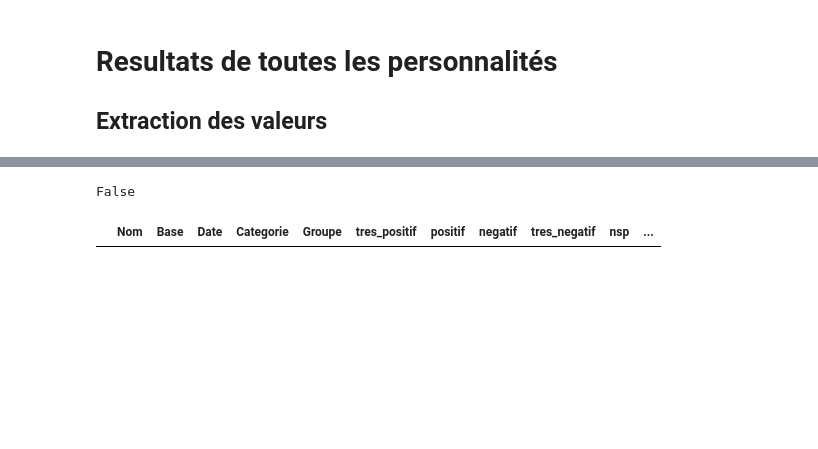
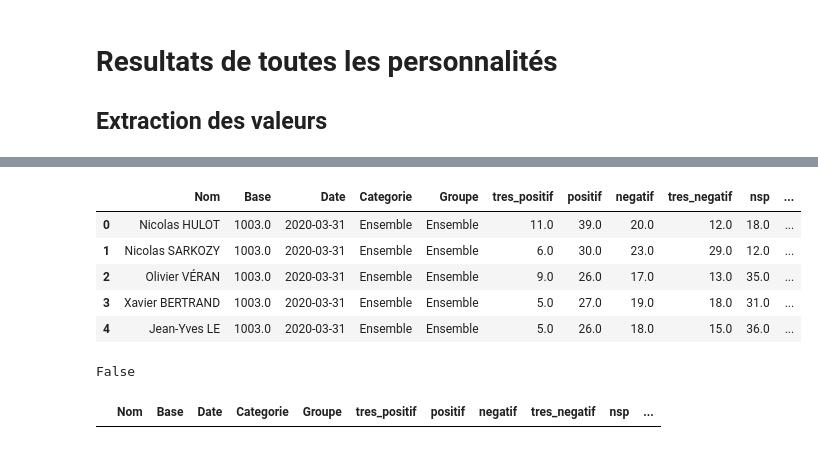
Before and after one commit to NyxAether/mesure_instituts_sondage, a Jupyter notebook: elabe/elabe_extract.ipynb, the cells around one changed output, grey strips where cells are left out. Cells and saved outputs as stored; diff of their text form; code cells hidden in the pictures; blank space fills up the shorter version.

```diff
--- a/elabe/elabe_extract.ipynb
+++ b/elabe/elabe_extract.ipynb
@@ -406,3 +455,12 @@ df_perso.dtypes
+# %%
+df_perso.head()
+# %% [output]
+|  | Nom | Base | Date | Categorie | Groupe | tres_positif | positif | negatif | tres_negatif | nsp | ... |
+| 0 | Nicolas HULOT | 1003.0 | 2020-03-31 | Ensemble | Ensemble | 11.0 | 39.0 | 20.0 | 12.0 | 18.0 | ... |
+| 1 | Nicolas SARKOZY | 1003.0 | 2020-03-31 | Ensemble | Ensemble | 6.0 | 30.0 | 23.0 | 29.0 | 12.0 | ... |
+| 2 | Olivier VÉRAN | 1003.0 | 2020-03-31 | Ensemble | Ensemble | 9.0 | 26.0 | 17.0 | 13.0 | 35.0 | ... |
+| 3 | Xavier BERTRAND | 1003.0 | 2020-03-31 | Ensemble | Ensemble | 5.0 | 27.0 | 19.0 | 18.0 | 31.0 | ... |
+| 4 | Jean-Yves LE | 1003.0 | 2020-03-31 | Ensemble | Ensemble | 5.0 | 26.0 | 18.0 | 15.0 | 36.0 | ... |
 # %%
 
 # with open("rapport/2020-10-14.pdf","rb") as pdf_file:
```
Also changed, not shown: parts of 8 cells of this notebook, 29 other files.
